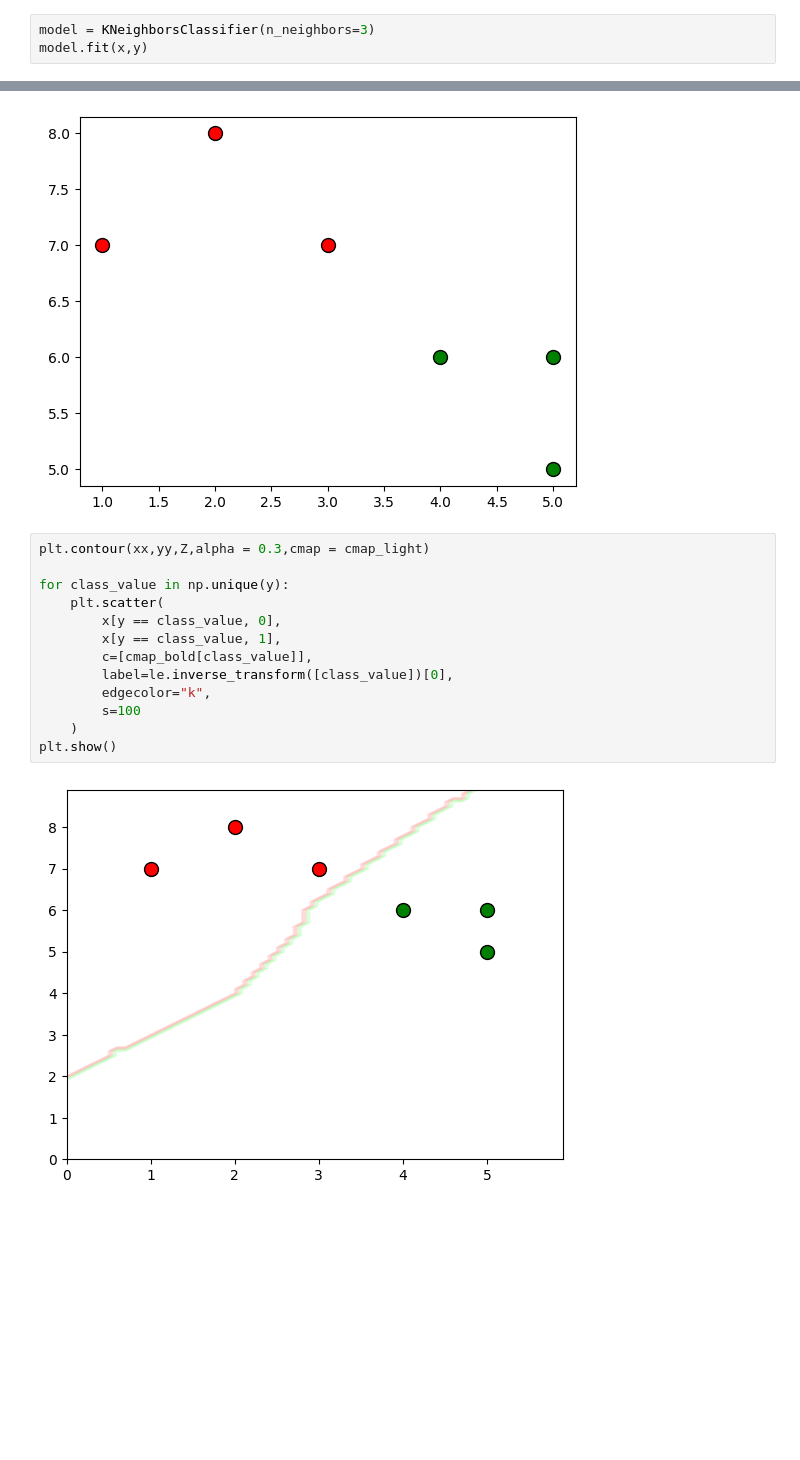
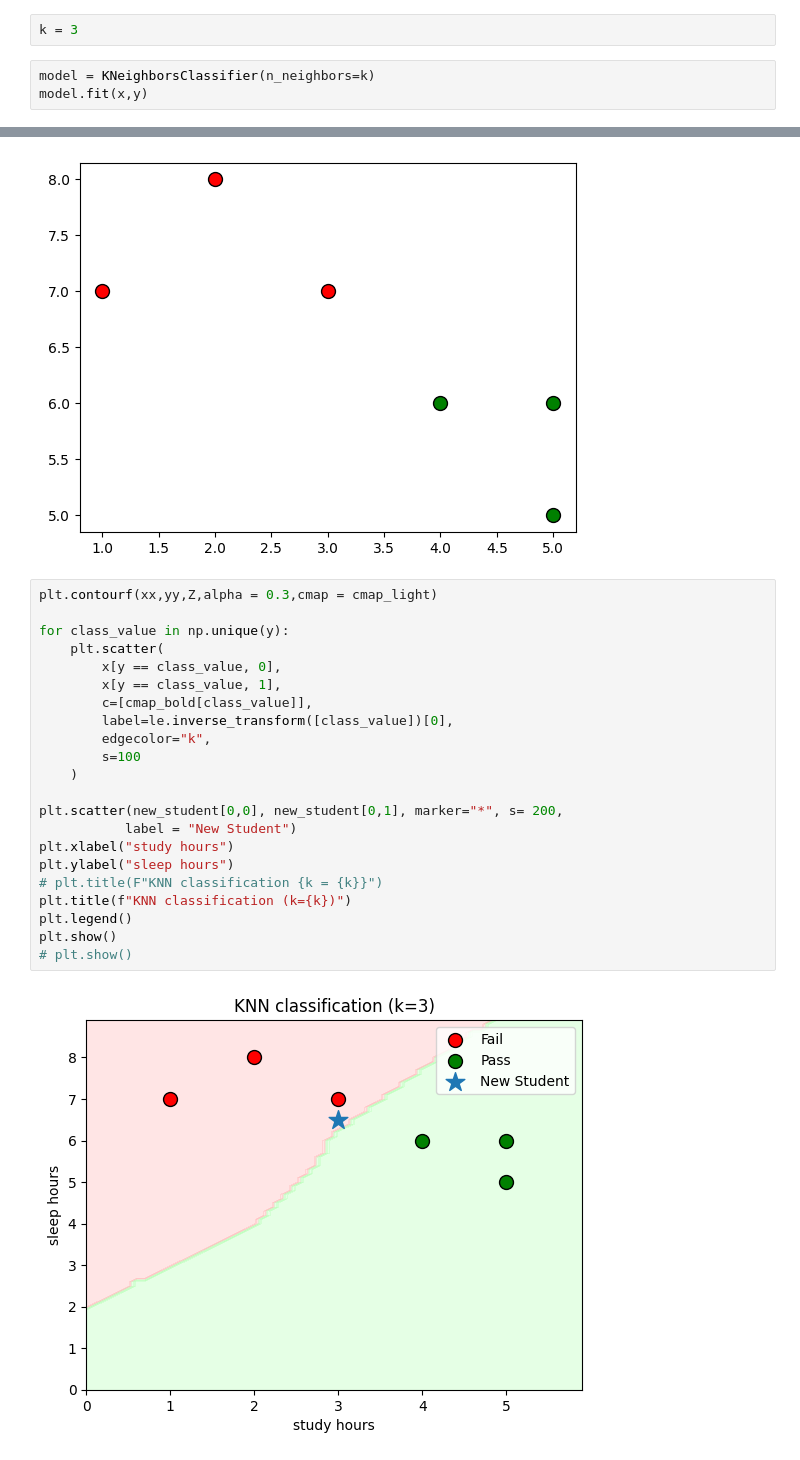
Before and after one commit to Yashshakya1/Data_Science_macbook, a Jupyter notebook: chocing programe/new ml /knn.ipynb, the cells around one changed output, grey strips where cells are left out. Cells and saved outputs as stored; diff of their text form; blank space fills up the shorter version.

```diff
--- a/chocing programe/new ml /knn.ipynb
+++ b/chocing programe/new ml /knn.ipynb
@@ -25,8 +25,10 @@ y = le.fit_transform(target)
 y
 # %% [output]
 array([0, 0, 0, 1, 1, 1])
+# %%
+k = 3
 # %%
-model = KNeighborsClassifier(n_neighbors=3)
+model = KNeighborsClassifier(n_neighbors=k)
 model.fit(x,y)
 # %% [output]
 KNeighborsClassifier(n_neighbors=3)
@@ -85,17 +87,26 @@ for class_value in np.unique(y):
 # %% [output]
 [figure]
 # %%
-plt.contour(xx,yy,Z,alpha = 0.3,cmap = cmap_light)
+plt.contourf(xx,yy,Z,alpha = 0.3,cmap = cmap_light)
 
 for class_value in np.unique(y):
     plt.scatter(
         x[y == class_value, 0],
         x[y == class_value, 1],
         c=[cmap_bold[class_value]],
         label=le.inverse_transform([class_value])[0],
         edgecolor="k",
         s=100
     )
+
+plt.scatter(new_student[0,0], new_student[0,1], marker="*", s= 200,
+           label = "New Student")
+plt.xlabel("study hours")
+plt.ylabel("sleep hours")
+# plt.title(F"KNN classification {k = {k}}")
+plt.title(f"KNN classification (k={k})")
+plt.legend()
 plt.show()
+# plt.show()
 # %% [output]
-[figure, old version]
+[figure, new version]
```
Also changed, not shown: parts of 2 cells of this notebook, 13 other files.
